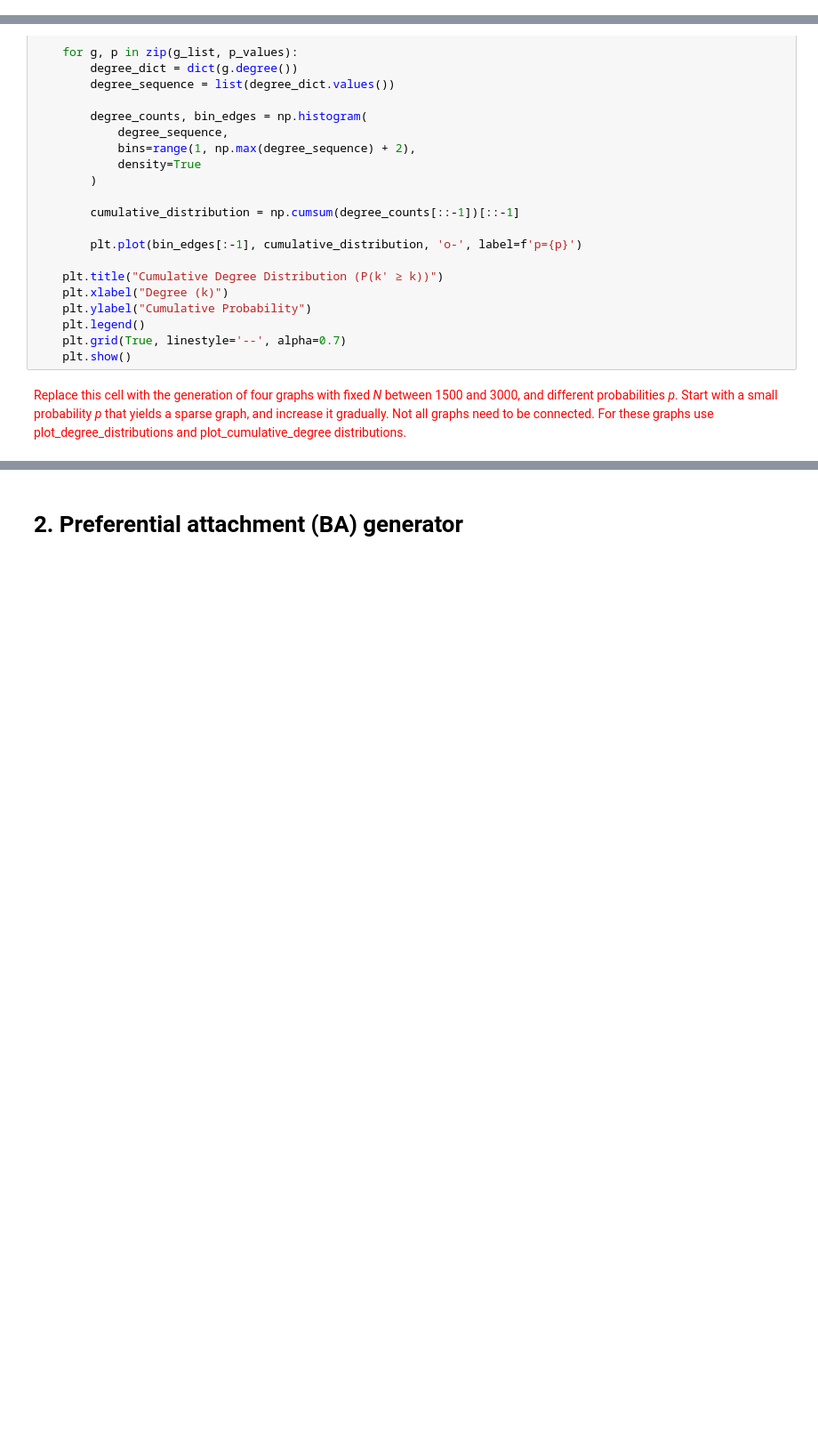
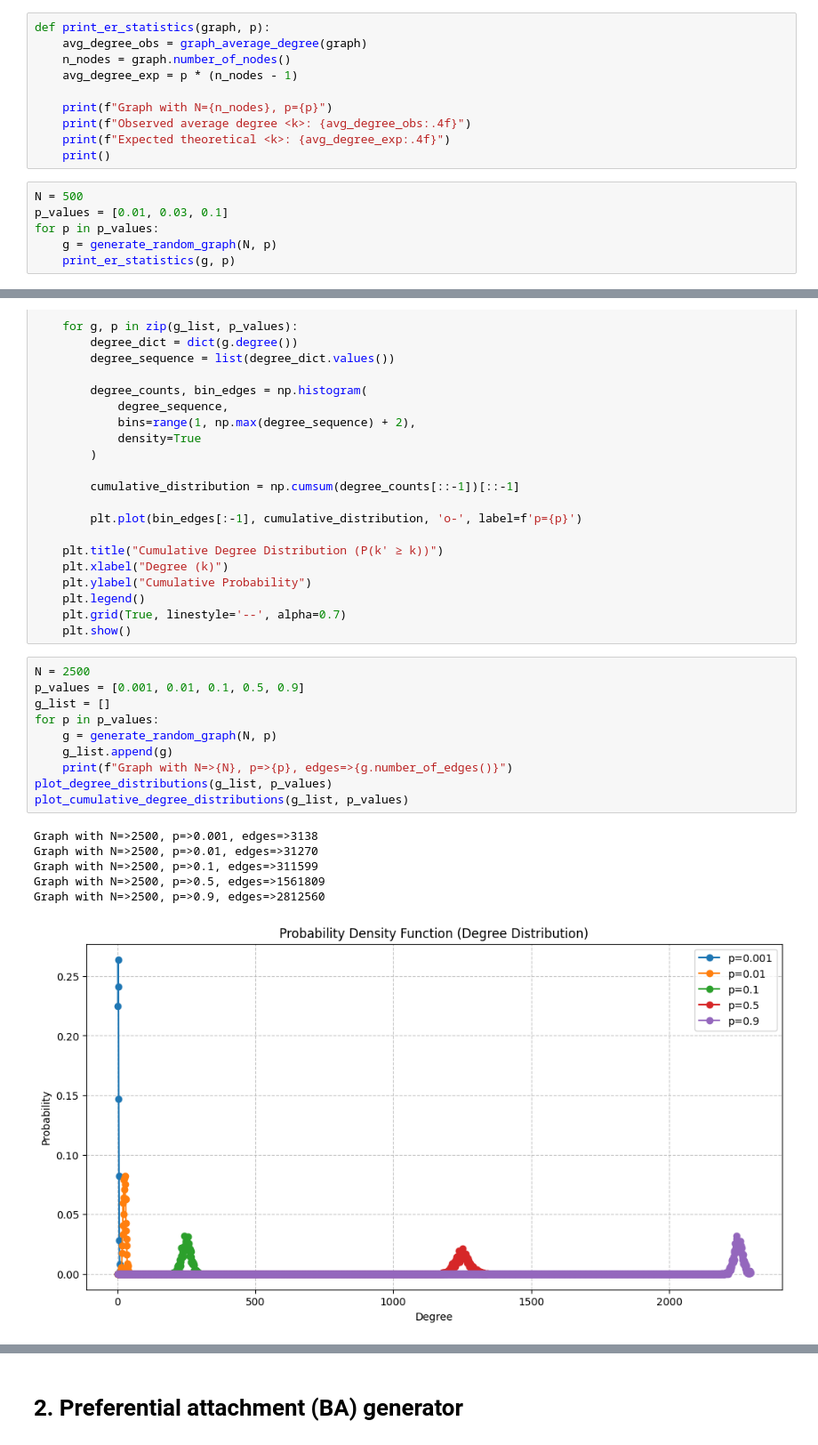
Before and after one commit to xavialgarraa/networks-science-course, a Jupyter notebook: practicum/ps06-network-models.ipynb, the cells around one changed output, grey strips where cells are left out. Shown at 89% size. Saved outputs shown, nothing was run; the diff lists cells and outputs as text; blank space fills up the shorter version.

```diff
--- a/practicum/ps06-network-models.ipynb
+++ b/practicum/ps06-network-models.ipynb
@@ -226,0 +153,16 @@ You can get a list of *(node, degree)* pairs by invoking `g.degree()`, or ask fo
+# %%
+def print_er_statistics(graph, p):
+    avg_degree_obs = graph_average_degree(graph)
+    n_nodes = graph.number_of_nodes()
+    avg_degree_exp = p * (n_nodes - 1)
+
+    print(f"Graph with N={n_nodes}, p={p}")
+    print(f"Observed average degree <k>: {avg_degree_obs:.4f}")
+    print(f"Expected theoretical <k>: {avg_degree_exp:.4f}")
+    print()
+# %%
+N = 500
+p_values = [0.01, 0.03, 0.1]
+for p in p_values:
+    g = generate_random_graph(N, p)
+    print_er_statistics(g, p)
@@ -274,5 +228,20 @@ def plot_cumulative_degree_distributions(g_list, p_values):
     plt.legend()
     plt.grid(True, linestyle='--', alpha=0.7)
     plt.show()
-# %% [markdown]
-<font size="+1" color="red">Replace this cell with the generation of four graphs with fixed *N* between 1500 and 3000, and different probabilities *p*. Start with a small probability *p* that yields a sparse graph, and increase it gradually. Not all graphs need to be connected. For these graphs use plot_degree_distributions and plot_cumulative_degree distributions.</font>
+# %%
+N = 2500
+p_values = [0.001, 0.01, 0.1, 0.5, 0.9]
+g_list = []
+for p in p_values:
+    g = generate_random_graph(N, p)
+    g_list.append(g)
+    print(f"Graph with N=>{N}, p=>{p}, edges=>{g.number_of_edges()}")
+plot_degree_distributions(g_list, p_values)
+plot_cumulative_degree_distributions(g_list, p_values)
+# %% [output]
+Graph with N=>2500, p=>0.001, edges=>3138
+Graph with N=>2500, p=>0.01, edges=>31270
+Graph with N=>2500, p=>0.1, edges=>311599
+Graph with N=>2500, p=>0.5, edges=>1561809
+Graph with N=>2500, p=>0.9, edges=>2812560
+[figure, added]
```
Also changed, not shown: parts of 50 cells of this notebook, 1 other file.
